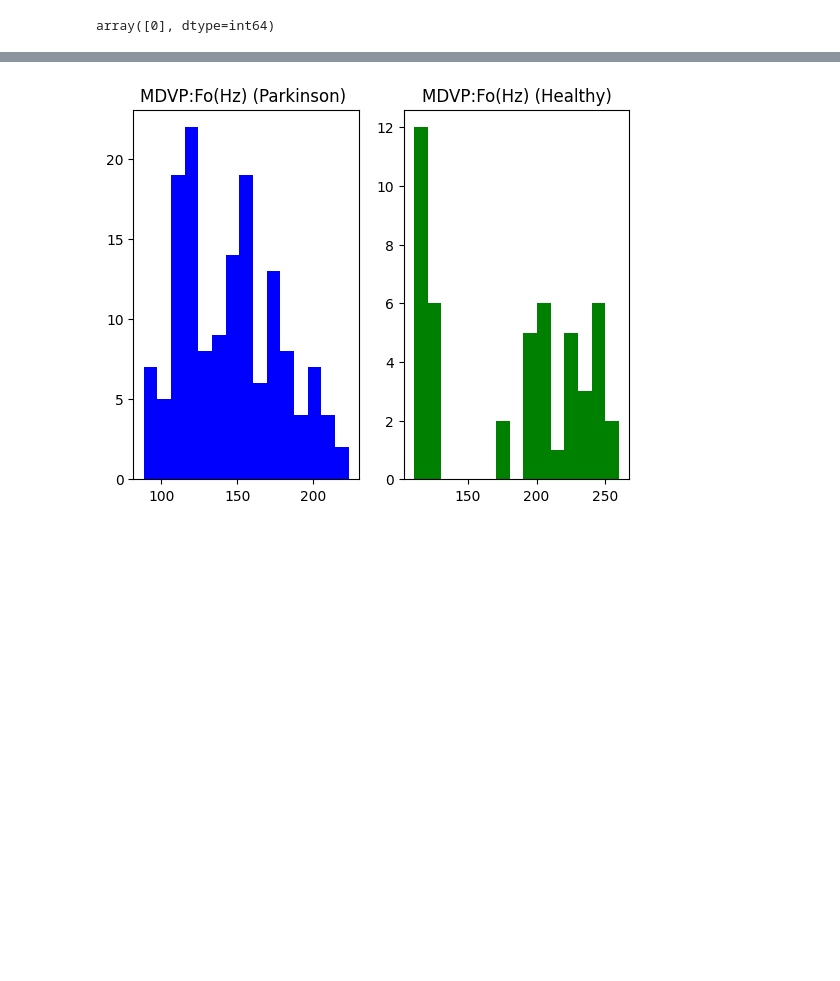
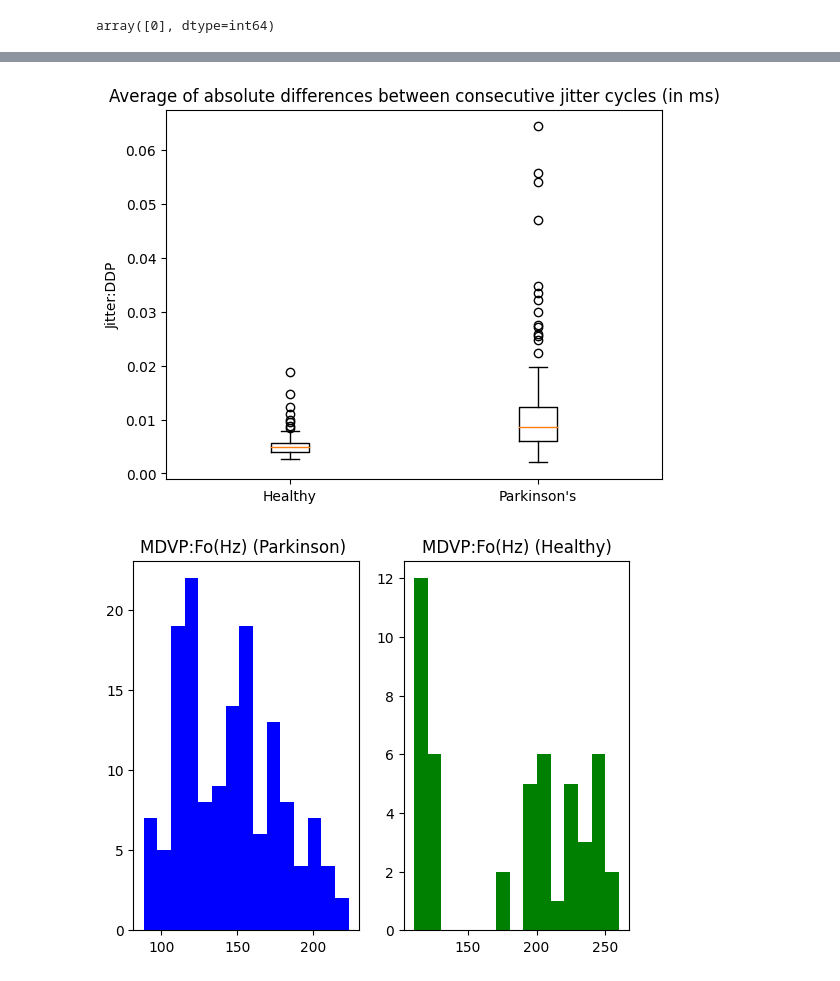
Before and after one commit to Maram99Alhinai/Bootcamp_parkinsons, a Jupyter notebook: try1.ipynb, the cells around one changed output, grey strips where cells are left out. Drawn from its saved outputs; the diff is of its cells as text; code cells hidden in the pictures; blank space fills up the shorter version.

```diff
--- a/try1.ipynb
+++ b/try1.ipynb
@@ -107,2 +100,9 @@ df_true = df[df['status'] == 1] # Parkinson
+# %%
+plt.boxplot([df_false['Jitter:DDP'], df_true['Jitter:DDP']], labels=['Healthy', "Parkinson's"])
+plt.title('Average of absolute differences between consecutive jitter cycles (in ms)')
+plt.ylabel('Jitter:DDP')
+plt.show()
+# %% [output]
+[figure, added]
 # %%
 #Comparing between Fundamental frequency measurement of the voice for healthy and Parkinson
```
Also changed, not shown: parts of 7 cells of this notebook.
